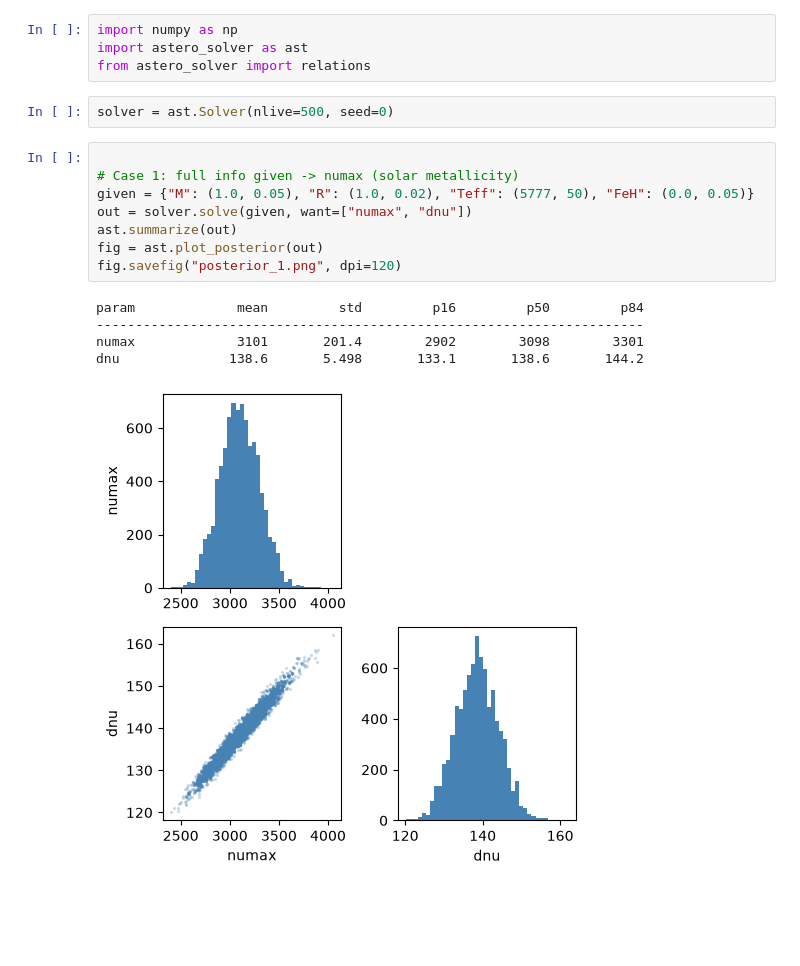
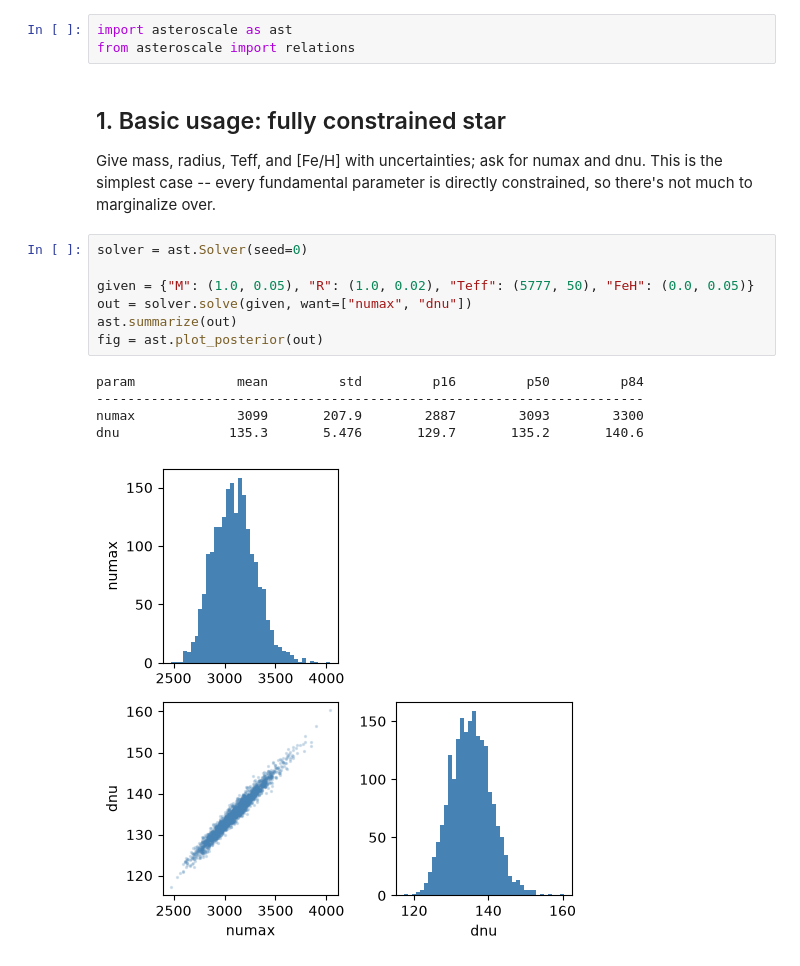
Before and after one commit to nielsenmb/AsteroScale, a Jupyter notebook: example.ipynb, the cells around one changed output. Cells and saved outputs as stored; diff of their text form; blank space fills up the shorter version.

```diff
--- a/example.ipynb
+++ b/example.ipynb
@@ -1,20 +11,22 @@
 # %%
-import numpy as np
-import astero_solver as ast
-from astero_solver import relations
+import asteroscale as ast
+from asteroscale import relations
-# %%
-solver = ast.Solver(nlive=500, seed=0)
+# %% [markdown]
+## 1. Basic usage: fully constrained star
+
+Give mass, radius, Teff, and [Fe/H] with uncertainties; ask for numax and dnu. This is the simplest
+case -- every fundamental parameter is directly constrained, so there's not much to marginalize
+over.
 # %%
+solver = ast.Solver(seed=0)
 
-# Case 1: full info given -> numax (solar metallicity)
 given = {"M": (1.0, 0.05), "R": (1.0, 0.02), "Teff": (5777, 50), "FeH": (0.0, 0.05)}
 out = solver.solve(given, want=["numax", "dnu"])
 ast.summarize(out)
 fig = ast.plot_posterior(out)
-fig.savefig("posterior_1.png", dpi=120)
 # %% [output]
 param             mean         std         p16         p50         p84
 ----------------------------------------------------------------------
-numax             3101       201.4        2902        3098        3301
-dnu              138.6       5.498       133.1       138.6       144.2
+numax             3099       207.9        2887        3093        3300
+dnu              135.3       5.476       129.7       135.2       140.6
-[figure, old version]
+[figure, new version]
```
Also changed, not shown: parts of 27 cells of this notebook, 17 other files.
